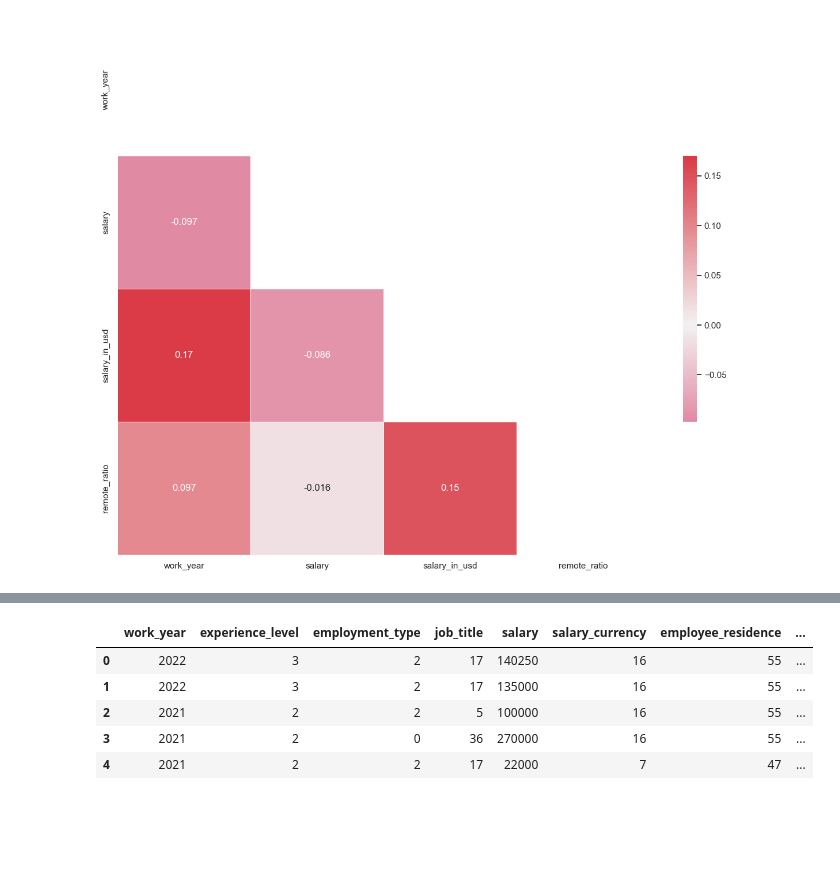
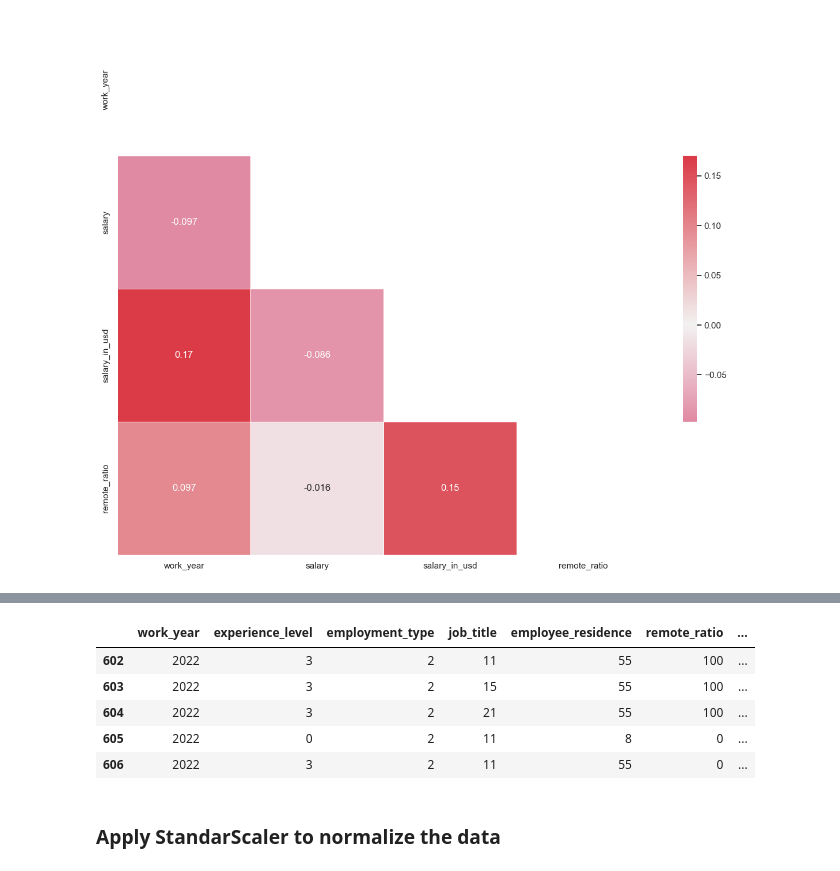
Before and after one commit to OrianAmpuero/Kaggle_Competition, a Jupyter notebook: src/Data Cleaning &Transformation.ipynb, the cells around one changed output, grey strips where cells are left out. Cells and saved outputs as stored; diff of their text form; code cells hidden in the pictures; blank space fills up the shorter version.

```diff
--- a/src/Data Cleaning &Transformation.ipynb
+++ b/src/Data Cleaning &Transformation.ipynb
@@ -21 +69,3 @@ salaries3.shape
+# %%
+salaries3=salaries3.reset_index().drop('index', axis=1)
 # %%
@@ -50,3 +79,0 @@ Name: job_title, dtype: int64
-# %%
-pd.set_option('display.max_rows', 500)
-salaries3.groupby(['company_location', 'job_title']).agg({'salary':['mean','max','min','count']})
@@ -72,0 +90,2 @@ salaries3.groupby(['company_location', 'job_title']).agg({'salary':['mean','max'
+# %%
+salaries3['job_title'].replace(['Computer Vision Software Engineer','Head of Data Science' ],['Computer Vision Engineer','Director of Data Science' ], inplace=True)
@@ -181,4 +280,0 @@ salaries3.head()
-# %%
-salaries3.salary_currency=LabelEncoder().fit_transform(salaries3.salary_currency)
-
-salaries3.head()
@@ -214,13 +303,15 @@ salaries3.head()
 # %%
 salaries3.company_size=LabelEncoder().fit_transform(salaries3.company_size)
 
-salaries3.head()
+salaries3.tail()
 # %% [output]
-|  | work_year | experience_level | employment_type | job_title | salary | salary_currency | employee_residence | ... |
-| 0 | 2022 | 3 | 2 | 17 | 140250 | 16 | 55 | ... |
-| 1 | 2022 | 3 | 2 | 17 | 135000 | 16 | 55 | ... |
-| 2 | 2021 | 2 | 2 | 5 | 100000 | 16 | 55 | ... |
-| 3 | 2021 | 2 | 0 | 36 | 270000 | 16 | 55 | ... |
-| 4 | 2021 | 2 | 2 | 17 | 22000 | 7 | 47 | ... |
+|  | work_year | experience_level | employment_type | job_title | employee_residence | remote_ratio | ... |
+| 602 | 2022 | 3 | 2 | 11 | 55 | 100 | ... |
+| 603 | 2022 | 3 | 2 | 15 | 55 | 100 | ... |
+| 604 | 2022 | 3 | 2 | 21 | 55 | 100 | ... |
+| 605 | 2022 | 0 | 2 | 11 | 8 | 0 | ... |
+| 606 | 2022 | 3 | 2 | 11 | 55 | 0 | ... |
+# %% [markdown]
+### Apply StandarScaler to normalize the data
 # %%
 from sklearn.preprocessing import StandardScaler
```
Also changed, not shown: parts of 57 cells of this notebook, 5 other files.
